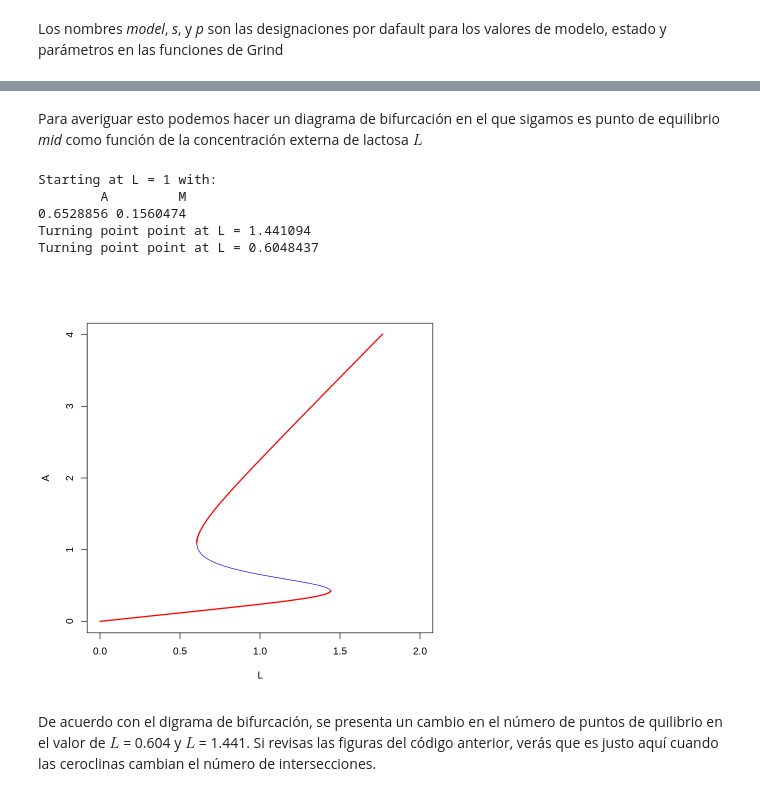
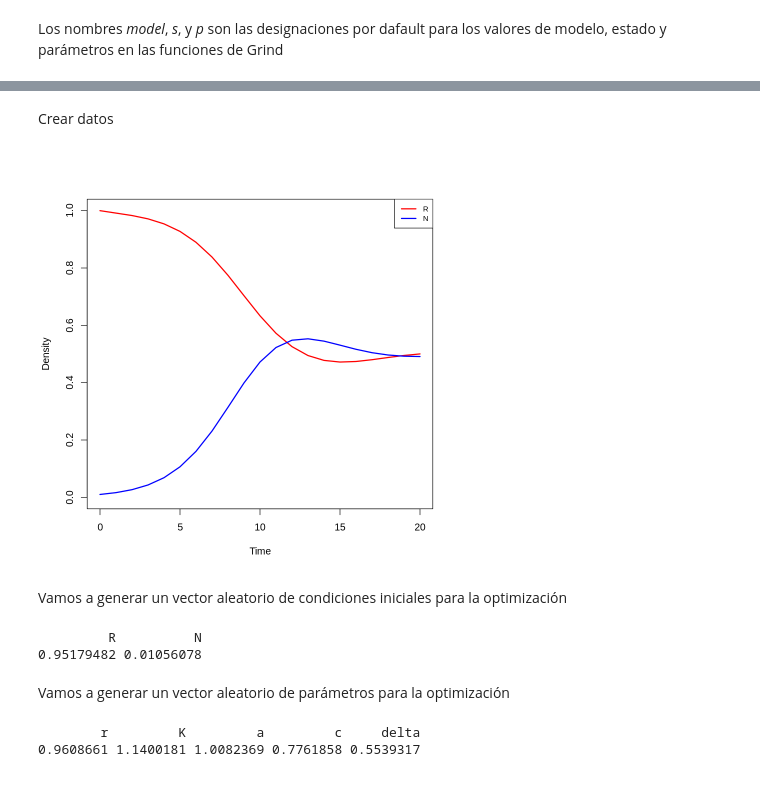
Before and after one commit to JuanM-GG/Biologia-de-sistemas, a Jupyter notebook: opt_parm.ipynb, the cells around one changed output, grey strips where cells are left out. Drawn from its saved outputs; the diff is of its cells as text; code cells hidden in the pictures.

```diff
--- a/opt_parm.ipynb
+++ b/opt_parm.ipynb
@@ -184,13 +63,20 @@ for(L in seq(from = 0.1,to = 2, by = 0.1)){
-# %% [markdown]
-Para averiguar esto podemos hacer un diagrama de bifurcación en el que sigamos es punto de equilibrio *mid* como función de la concentración externa de lactosa $L$
-# %%
-continue(mid, x = "L", y = "A", xmax = 2, ymax = 4)
-# %% [output]
-Starting at L = 1 with:
-        A         M
-0.6528856 0.1560474
-Turning point point at L = 1.441094
-Turning point point at L = 0.6048437
-[figure, removed]
-# %% [markdown]
-De acuerdo con el digrama de bifurcación, se presenta un cambio en el número de puntos de quilibrio en el valor de $L$ = 0.604 y $L$ = 1.441. Si revisas las figuras del código anterior, verás que es justo aquí cuando las ceroclinas cambian el número de intersecciones.
+# %% [markdown]
+Crear datos
+# %%
+data <- run(20, table = T)
+# %% [output]
+[figure, added]
+# %% [markdown]
+Vamos a generar un vector aleatorio de condiciones iniciales para la optimización
+# %%
+s <- s*abs(rnorm(2,1,0.1));s
+# %% [output]
+         R          N
+0.95179482 0.01056078
+# %% [markdown]
+Vamos a generar un vector aleatorio de parámetros para la optimización
+# %%
+p <- p*abs(rnorm(5,1,0.1));p
+# %% [output]
+        r         K         a         c     delta
+0.9608661 1.1400181 1.0082369 0.7761858 0.5539317
```
Also changed, not shown: parts of 56 cells of this notebook.
